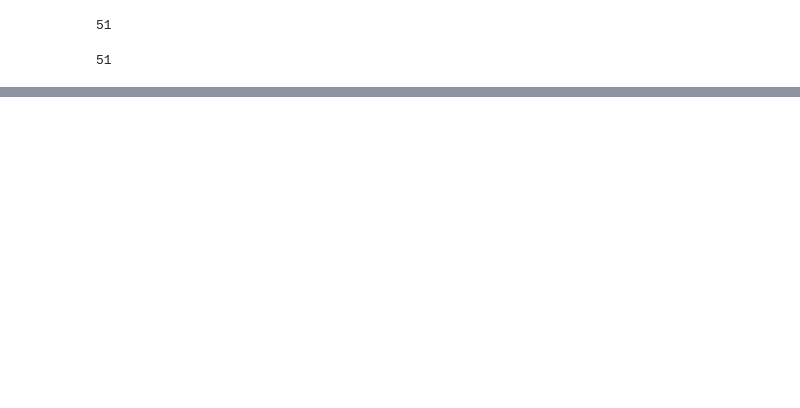
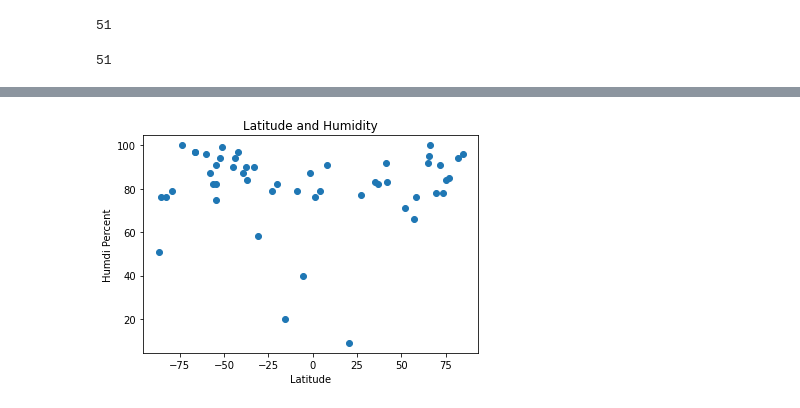
Before and after one commit to BatesJ72/python-api-challenge, a Jupyter notebook: WeatherPy/weatherpy.ipynb, the cells around one changed output, grey strips where cells are left out. Saved outputs shown, nothing was run; the diff lists cells and outputs as text; code cells hidden in the pictures; blank space fills up the shorter version.

```diff
--- a/WeatherPy/weatherpy.ipynb
+++ b/WeatherPy/weatherpy.ipynb
@@ -172,6 +198,13 @@ plt.show()
 # %%
 # Scatter plot for humidity and latitude
+fig, ax2 = plt.subplots()
+ax2.set_title("Latitude and Humidity")
+plt.xlabel("Latitude")
+plt.ylabel("Humdi Percent")
+
 plt.scatter(lat, humidity_percent)
 plt.show()
+# %% [output]
+[figure, added]
 # %%
 # Scatter plot for cloudiness and latitude
```
Also changed, not shown: parts of 20 cells of this notebook.
